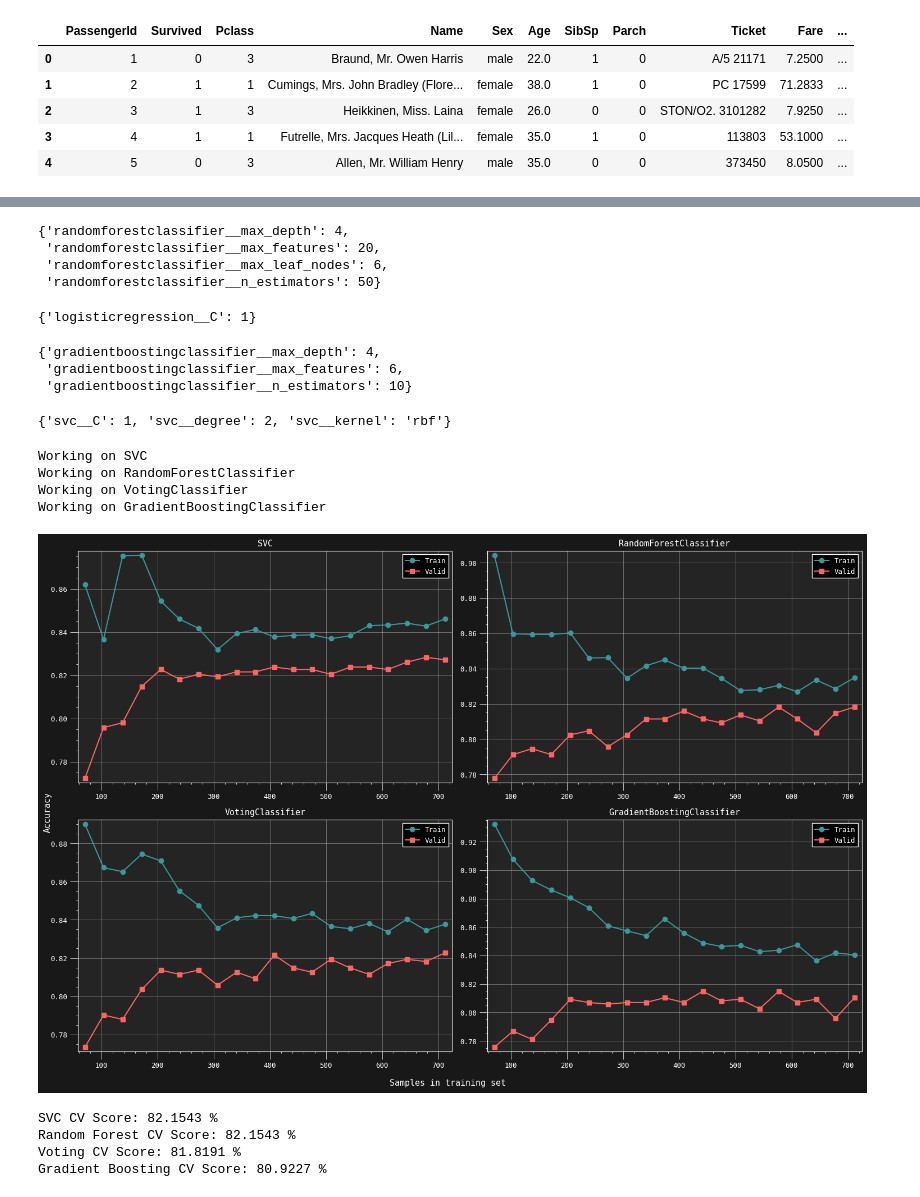
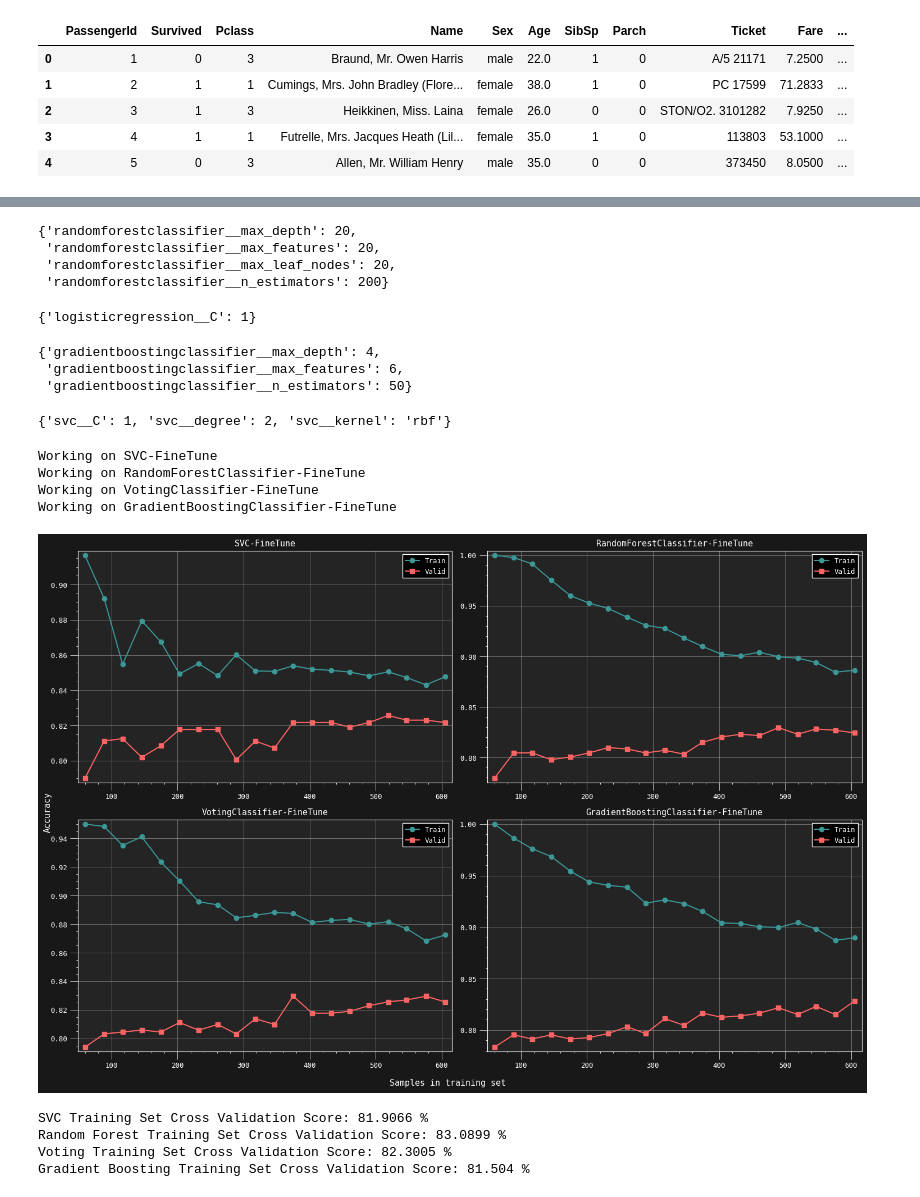
Before and after one commit to Homanloo/Titanic-Survival, a Jupyter notebook: Final.ipynb, the cells around one changed output, grey strips where cells are left out. Cells and saved outputs as stored; diff of their text form; code cells hidden in the pictures.

Commit message:
Many Things
- Data analysis updated. Some additional grouping and plots.
- history.json created for Manim.
- Train and Test set created in main file.

```diff
--- a/Final.ipynb
+++ b/Final.ipynb
@@ -16,3 +13,10 @@ y = passengers["Survived"]
+# %%
+from sklearn.model_selection import train_test_split
+
+X = passengers.drop(columns=["Survived"])
+Y = passengers["Survived"]
+
+x, x_test, y, y_test = train_test_split(X, Y, test_size=0.15, shuffle=True)
 # %%
 import numpy as np
 from sklearn.base import BaseEstimator, TransformerMixin
@@ -110,6 +114,7 @@ x_preproc = preprocessing.fit_transform(x)
 from sklearn.model_selection import learning_curve
 import matplotlib.pyplot as plt
 from aquarel import load_theme
+import json
 
 
 theme = load_theme("boxy_dark")
@@ -118,6 +123,9 @@ theme.set_color(figure_background_color="#181818",
 theme.set_font(family="monospace", size=9)
 theme.apply_transforms()
 theme.apply()
+
+
+history = {}
 
 
 def plot_learning_curves(models_list: list, x, y, cv=5, size:int=10, n_columns:int=3):
@@ -137,7 +145,9 @@ def plot_learning_curves(models_list: list, x, y, cv=5, size:int=10, n_columns:i
             train_sizes=np.linspace(0.1, 1.0, size),
             cv=cv,
             scoring='accuracy'
-        )
+        );
+
+        history.update({model_name:[train_sizes.tolist(), train_scores.tolist(), test_scores.tolist()]})
 
         row, col = divmod(i, n_columns)
         ax = axs[row, col]
@@ -153,6 +163,9 @@ def plot_learning_curves(models_list: list, x, y, cv=5, size:int=10, n_columns:i
     for i in range(n_models, n_rows * n_columns):
         fig.delaxes(axs.flatten()[i])
 
+    with open('history.json', 'w') as file:
+        json.dump(history, file)
+
     plt.tight_layout()
     plt.show()
 # %%
@@ -220,10 +233,10 @@ rfc_search = GridSearchCV(
 rfc_search.fit(x, y)
 rfc_search.best_params_
 # %% [output]
-{'randomforestclassifier__max_depth': 4,
+{'randomforestclassifier__max_depth': 20,
  'randomforestclassifier__max_features': 20,
- 'randomforestclassifier__max_leaf_nodes': 6,
- 'randomforestclassifier__n_estimators': 50}
+ 'randomforestclassifier__max_leaf_nodes': 20,
+ 'randomforestclassifier__n_estimators': 200}
 # %%
 lr_pipeline = make_pipeline(preprocessing, LogisticRegression())
 
@@ -266,7 +279,7 @@ gbc_search.best_params_
 # %% [output]
 {'gradientboostingclassifier__max_depth': 4,
  'gradientboostingclassifier__max_features': 6,
- 'gradientboostingclassifier__n_estimators': 10}
+ 'gradientboostingclassifier__n_estimators': 50}
 # %%
 svc_pipeline = make_pipeline(preprocessing, SVC())
 
@@ -291,42 +304,42 @@ svc_search.best_params_
 # %%
 # Remove prefixes from best_params_
 svc_best_params = {k.split("__")[-1]: v for k, v in svc_search.best_params_.items()}
 rfc_best_params = {k.split("__")[-1]: v for k, v in rfc_search.best_params_.items()}
 lr_best_params = {k.split("__")[-1]: v for k, v in lr_search.best_params_.items()}
 gbc_best_params = {k.split("__")[-1]: v for k, v in gbc_search.best_params_.items()}
 
 svc_model = SVC(**svc_best_params)
 rfc_model = RandomForestClassifier(**rfc_best_params)
 lr_model = LogisticRegression(**lr_best_params)
 gbc_model = GradientBoostingClassifier(**gbc_best_params)
 
 voting_clf_model = VotingClassifier(
     estimators=[
         ('svc', svc_model),
         ('rfc', rfc_model),
         ('lr', lr_model),
         ('gbc', gbc_model)
     ]
 )
 
 tunned_models_list = [
-    (svc_model, "SVC"),
-    (rfc_model, "RandomForestClassifier"),
-    (voting_clf_model, "VotingClassifier"),
-    (gbc_model, "GradientBoostingClassifier"),
+    (svc_model, "SVC-FineTune"),
+    (rfc_model, "RandomForestClassifier-FineTune"),
+    (voting_clf_model, "VotingClassifier-FineTune"),
+    (gbc_model, "GradientBoostingClassifier-FineTune"),
 ]
 
 plot_learning_curves(tunned_models_list,
                      x=x_preproc,
                      y=y,
                      size=20,
                      n_columns=2)
 # %% [output]
-Working on SVC
-Working on RandomForestClassifier
-Working on VotingClassifier
-Working on GradientBoostingClassifier
+Working on SVC-FineTune
+Working on RandomForestClassifier-FineTune
+Working on VotingClassifier-FineTune
+Working on GradientBoostingClassifier-FineTune
-[figure, old version]
+[figure, new version]
 # %%
 svc_estimator = make_pipeline(preprocessing, svc_model)
 rfc_estimator = make_pipeline(preprocessing, rfc_model)
@@ -345,12 +358,12 @@ rfc_cv_score = cross_val_score(rfc_estimator, x, y, cv=5)
 voting_clf_cv_score = cross_val_score(voting_clf_estimator, x, y, cv=5)
 gbc_cv_score = cross_val_score(gbc_estimator, x, y, cv=5)
 
-print(f"SVC CV Score: {round(svc_cv_score.mean()*100, 4)} %")
-print(f"Random Forest CV Score: {round(rfc_cv_score.mean()*100, 4)} %")
-print(f"Voting CV Score: {round(voting_clf_cv_score.mean()*100, 4)} %")
-print(f"Gradient Boosting CV Score: {round(gbc_cv_score.mean()*100, 4)} %")
+print(f"SVC Training Set Cross Validation Score: {round(svc_cv_score.mean()*100, 4)} %")
+print(f"Random Forest Training Set Cross Validation Score: {round(rfc_cv_score.mean()*100, 4)} %")
+print(f"Voting Training Set Cross Validation Score: {round(voting_clf_cv_score.mean()*100, 4)} %")
+print(f"Gradient Boosting Training Set Cross Validation Score: {round(gbc_cv_score.mean()*100, 4)} %")
 # %% [output]
-SVC CV Score: 82.1543 %
-Random Forest CV Score: 82.1543 %
-Voting CV Score: 81.8191 %
-Gradient Boosting CV Score: 80.9227 %
+SVC Training Set Cross Validation Score: 81.9066 %
+Random Forest Training Set Cross Validation Score: 83.0899 %
+Voting Training Set Cross Validation Score: 82.3005 %
+Gradient Boosting Training Set Cross Validation Score: 81.504 %
```
Also changed, not shown: parts of 6 cells of this notebook, 6 other files.
